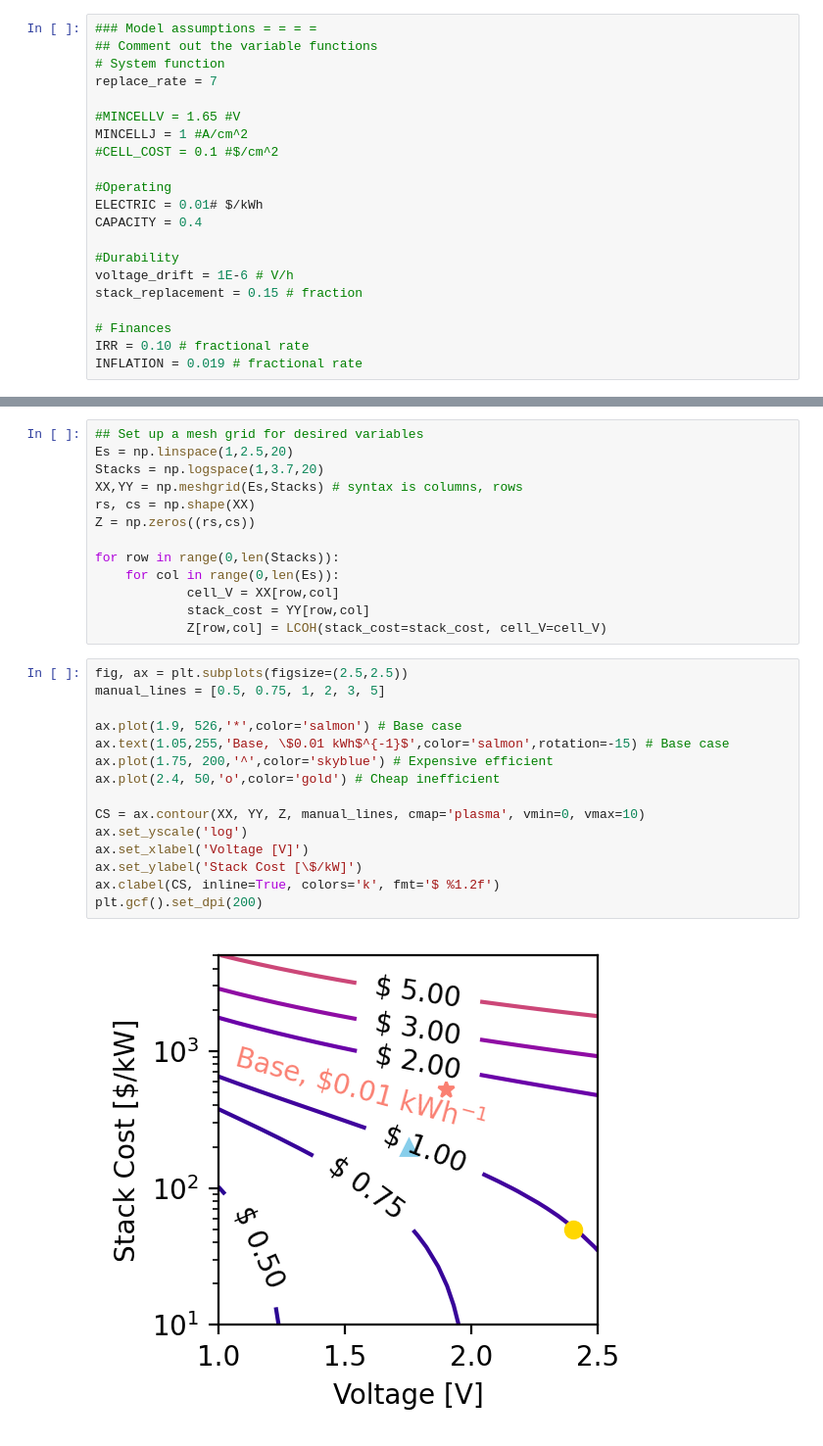
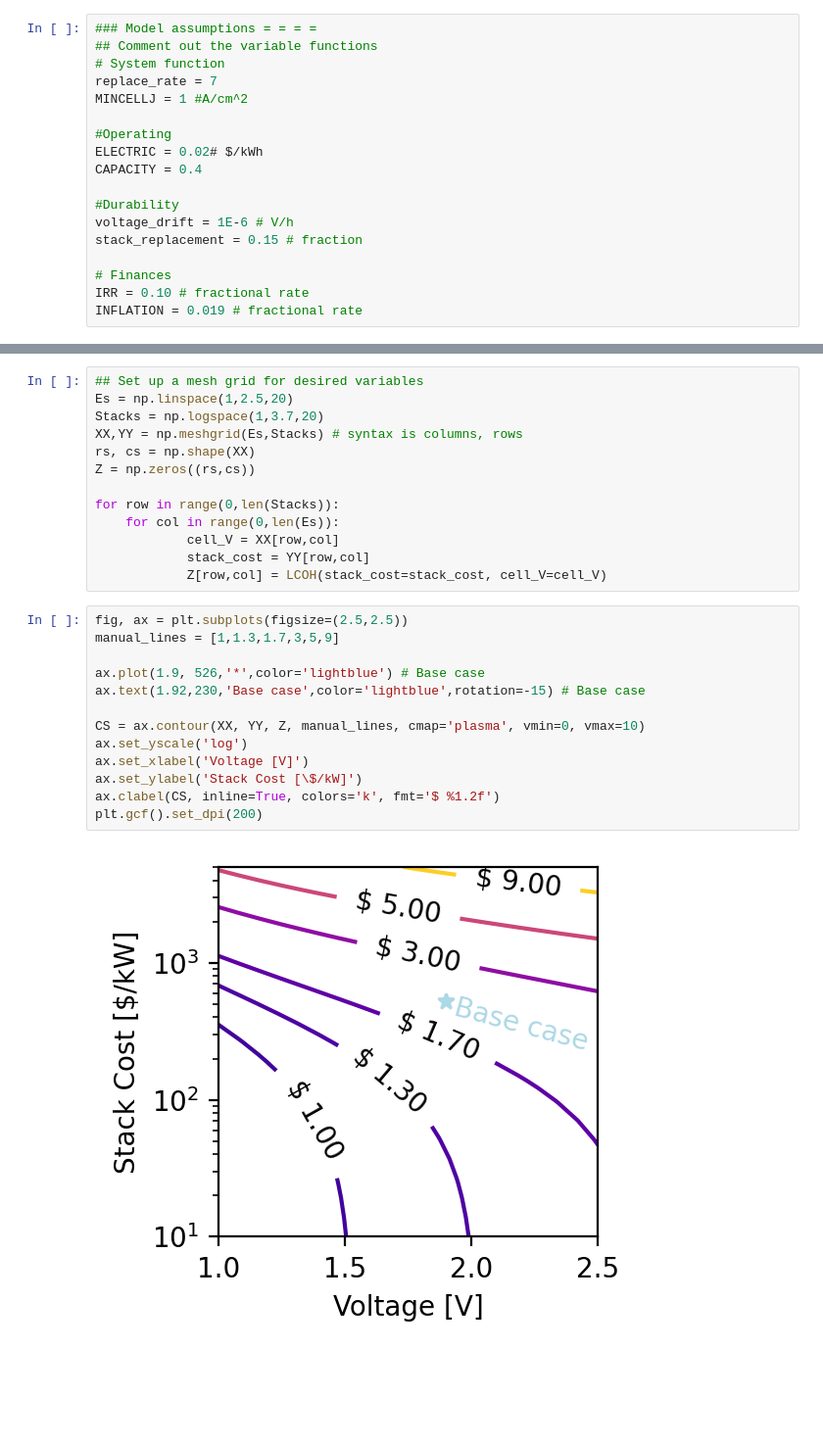
Before and after one commit to pkempler/LDES2021, a Jupyter notebook: VoltageStackCost.ipynb, the cells around one changed output, grey strips where cells are left out. Shown: that part at 98% size. Drawn from its saved outputs; the diff is of its cells as text; blank space fills up the shorter version.

```diff
--- a/VoltageStackCost.ipynb
+++ b/VoltageStackCost.ipynb
@@ -19,13 +19,10 @@ V_to_eff = 26.8 # conversion factor for hydrogen
 ## Comment out the variable functions
 # System function
 replace_rate = 7
-
-#MINCELLV = 1.65 #V
 MINCELLJ = 1 #A/cm^2
-#CELL_COST = 0.1 #$/cm^2
 
 #Operating
-ELECTRIC = 0.01# $/kWh
+ELECTRIC = 0.02# $/kWh
 CAPACITY = 0.4
 
 #Durability
@@ -199,18 +172,16 @@ for row in range(0,len(Stacks)):
             Z[row,col] = LCOH(stack_cost=stack_cost, cell_V=cell_V)
 # %%
 fig, ax = plt.subplots(figsize=(2.5,2.5))
-manual_lines = [0.5, 0.75, 1, 2, 3, 5]
+manual_lines = [1,1.3,1.7,3,5,9]
 
-ax.plot(1.9, 526,'*',color='salmon') # Base case
-ax.text(1.05,255,'Base, \$0.01 kWh$^{-1}$',color='salmon',rotation=-15) # Base case
-ax.plot(1.75, 200,'^',color='skyblue') # Expensive efficient
-ax.plot(2.4, 50,'o',color='gold') # Cheap inefficient
+ax.plot(1.9, 526,'*',color='lightblue') # Base case
+ax.text(1.92,230,'Base case',color='lightblue',rotation=-15) # Base case
 
 CS = ax.contour(XX, YY, Z, manual_lines, cmap='plasma', vmin=0, vmax=10)
 ax.set_yscale('log')
 ax.set_xlabel('Voltage [V]')
 ax.set_ylabel('Stack Cost [\$/kW]')
 ax.clabel(CS, inline=True, colors='k', fmt='$ %1.2f')
 plt.gcf().set_dpi(200)
 # %% [output]
-[figure, old version]
+[figure, new version]
```
Also changed, not shown: parts of 2 cells of this notebook.
